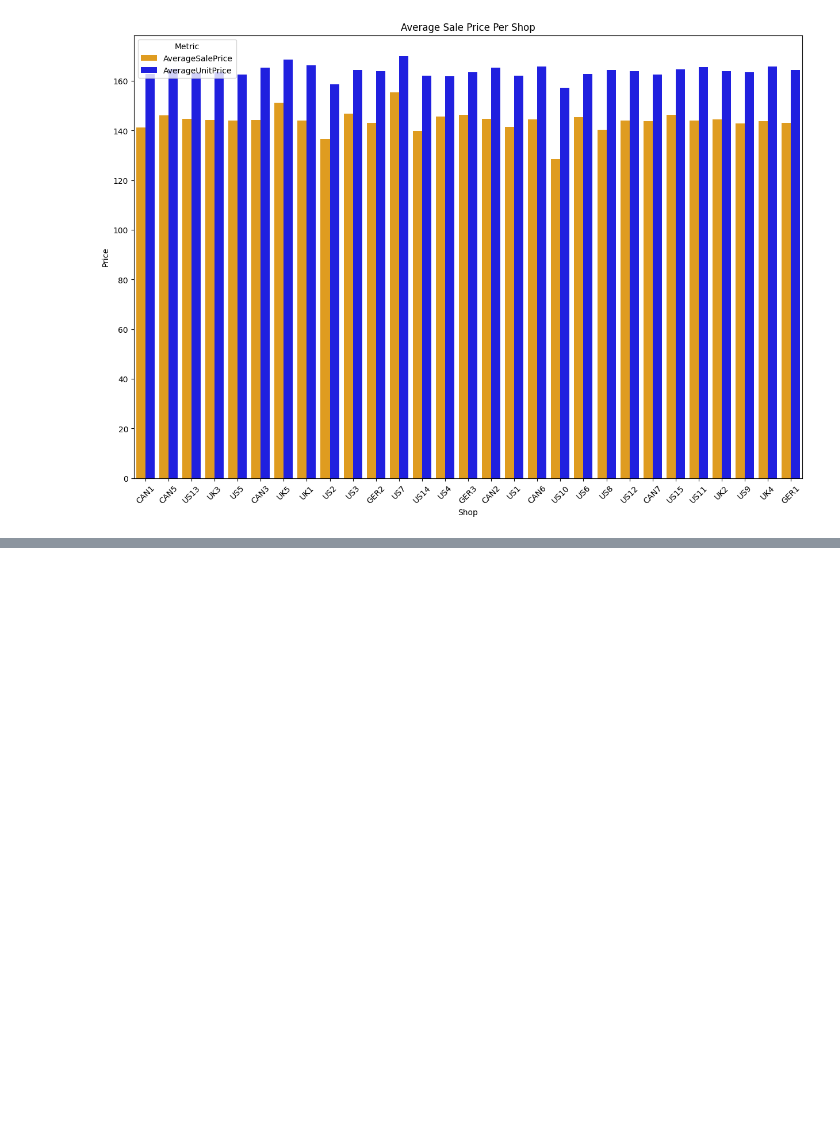
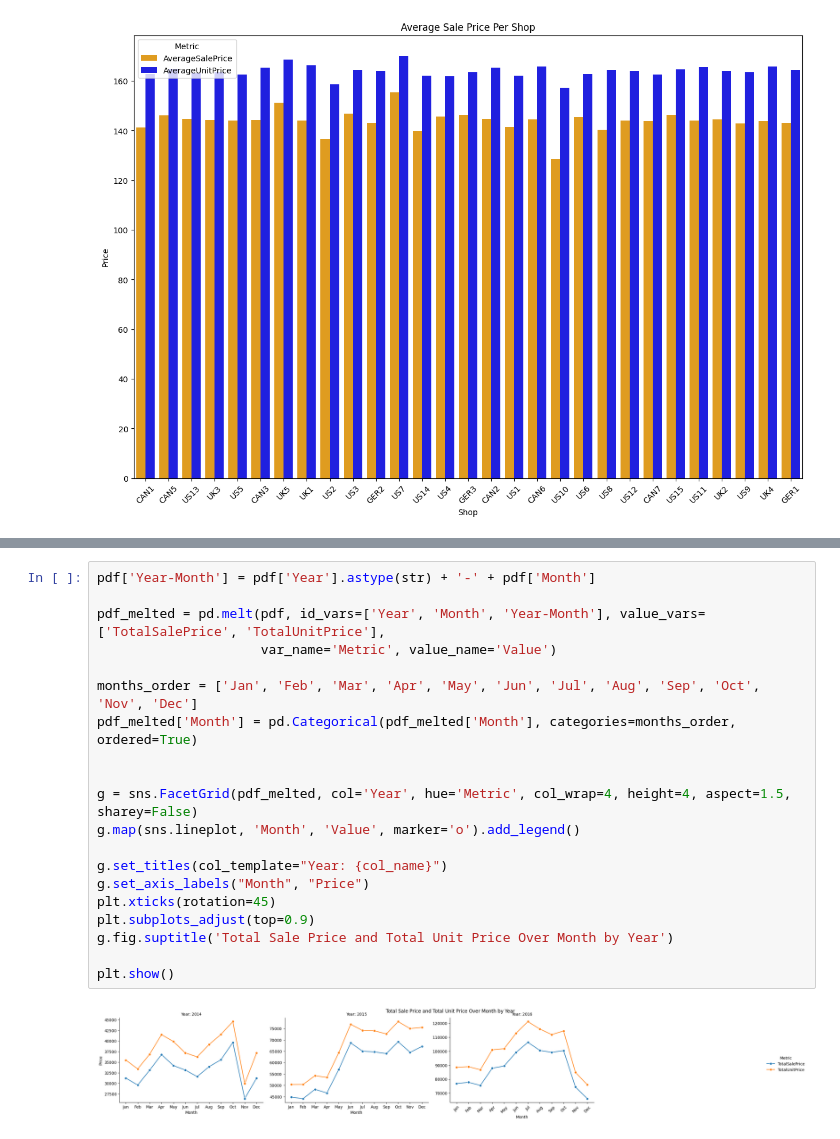
Before and after one commit to ronitguptaaa/Excel-Analysis, a Jupyter notebook: Shoes Dataset - AlBundy/Albundy_shoes.ipynb, the cells around one changed output, grey strips where cells are left out. Cells and saved outputs as stored; diff of their text form; blank space fills up the shorter version.

Commit message:
Finished Visualisations

```diff
--- a/Shoes Dataset - AlBundy/Albundy_shoes.ipynb
+++ b/Shoes Dataset - AlBundy/Albundy_shoes.ipynb
@@ -177,0 +213,22 @@ plt.show()
+# %%
+pdf['Year-Month'] = pdf['Year'].astype(str) + '-' + pdf['Month']
+
+pdf_melted = pd.melt(pdf, id_vars=['Year', 'Month', 'Year-Month'], value_vars=['TotalSalePrice', 'TotalUnitPrice'],
+                     var_name='Metric', value_name='Value')
+
+months_order = ['Jan', 'Feb', 'Mar', 'Apr', 'May', 'Jun', 'Jul', 'Aug', 'Sep', 'Oct', 'Nov', 'Dec']
+pdf_melted['Month'] = pd.Categorical(pdf_melted['Month'], categories=months_order, ordered=True)
+
+
+g = sns.FacetGrid(pdf_melted, col='Year', hue='Metric', col_wrap=4, height=4, aspect=1.5, sharey=False)
+g.map(sns.lineplot, 'Month', 'Value', marker='o').add_legend()
+
+g.set_titles(col_template="Year: {col_name}")
+g.set_axis_labels("Month", "Price")
+plt.xticks(rotation=45)
+plt.subplots_adjust(top=0.9)
+g.fig.suptitle('Total Sale Price and Total Unit Price Over Month by Year')
+
+plt.show()
+# %% [output]
+[figure, added]
```
Also changed, not shown: parts of 1 cell of this notebook.
